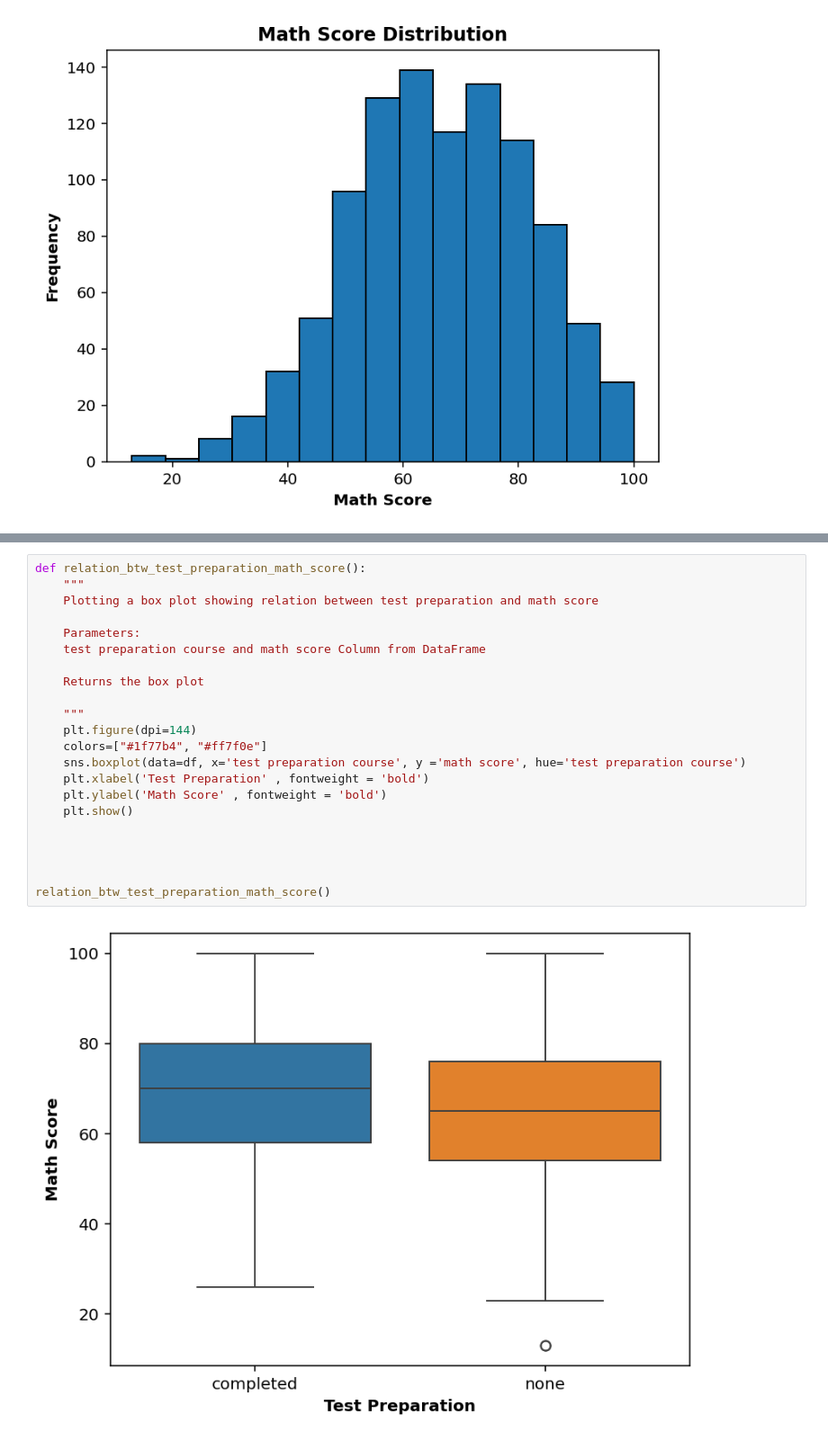
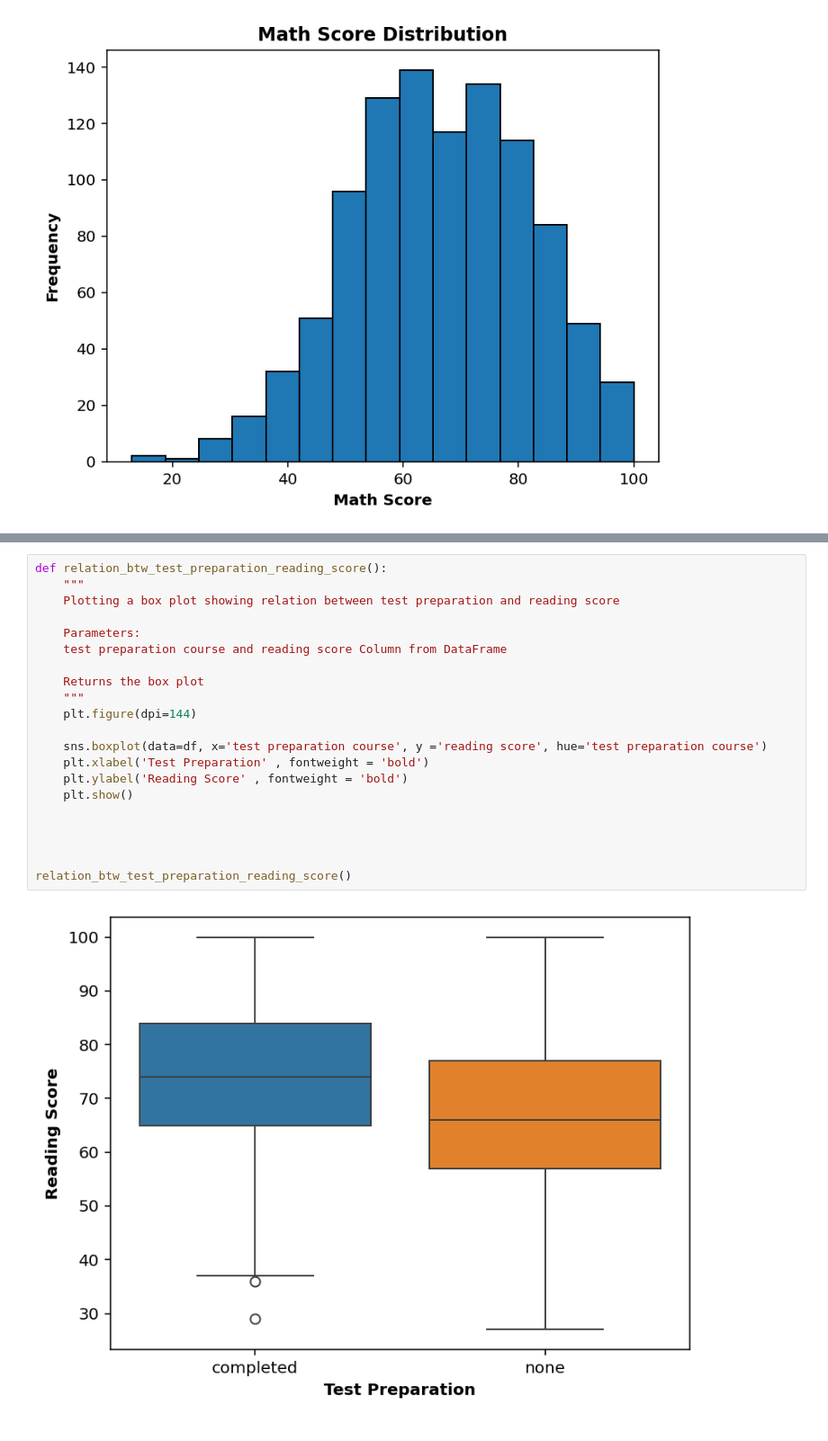
Before and after one commit to Anagha235/statistics, a Jupyter notebook: Statistics and Trends Assignment.ipynb, the cells around one changed output, grey strips where cells are left out. Shown at 90% size. Saved outputs shown, nothing was run; the diff lists cells and outputs as text.

```diff
--- a/Statistics and Trends Assignment.ipynb
+++ b/Statistics and Trends Assignment.ipynb
@@ -332,25 +351,24 @@ relation_btw_lunch_nad_writing_score()
 # %%
-def relation_btw_test_preparation_math_score():
+def relation_btw_test_preparation_reading_score():
     """
-    Plotting a box plot showing relation between test preparation and math score
+    Plotting a box plot showing relation between test preparation and reading score
 
     Parameters:
-    test preparation course and math score Column from DataFrame
+    test preparation course and reading score Column from DataFrame
 
     Returns the box plot
-
     """
     plt.figure(dpi=144)
-    colors=["#1f77b4", "#ff7f0e"]
-    sns.boxplot(data=df, x='test preparation course', y ='math score', hue='test preparation course')
+
+    sns.boxplot(data=df, x='test preparation course', y ='reading score', hue='test preparation course')
     plt.xlabel('Test Preparation' , fontweight = 'bold')
-    plt.ylabel('Math Score' , fontweight = 'bold')
+    plt.ylabel('Reading Score' , fontweight = 'bold')
     plt.show()
 
 
 
 
-relation_btw_test_preparation_math_score()
+relation_btw_test_preparation_reading_score()
 # %% [output]
-[figure, old version]
+[figure, new version]
 # %%
```
Also changed, not shown: parts of 13 cells of this notebook.
